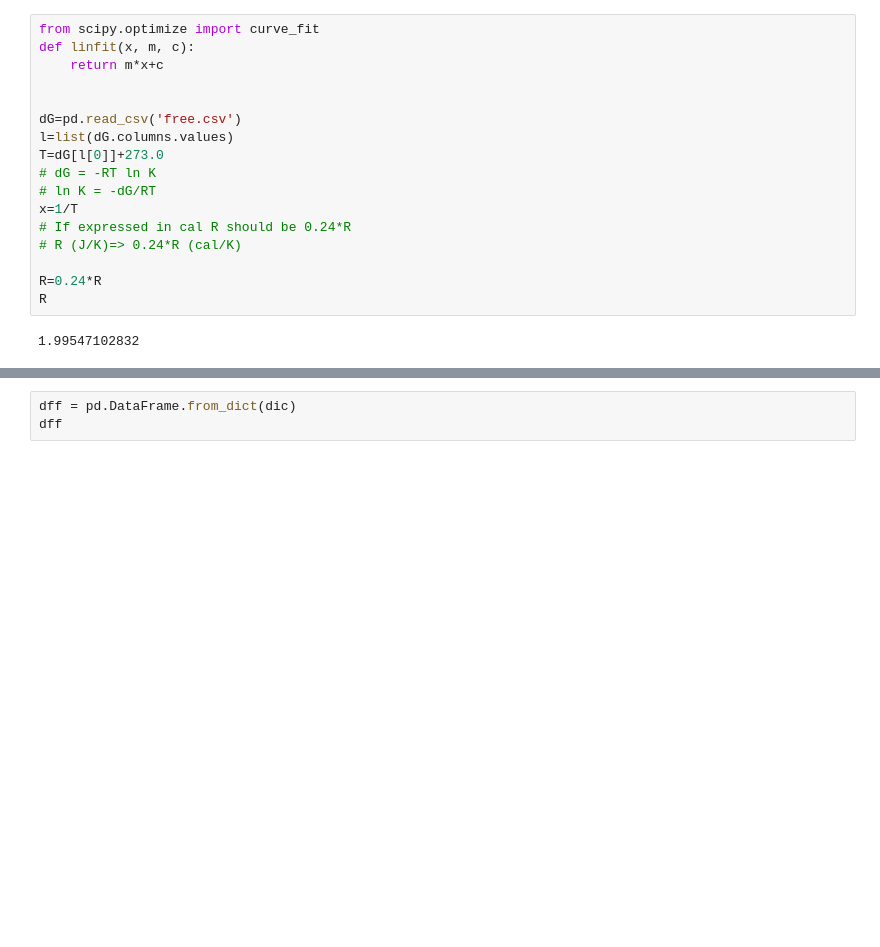
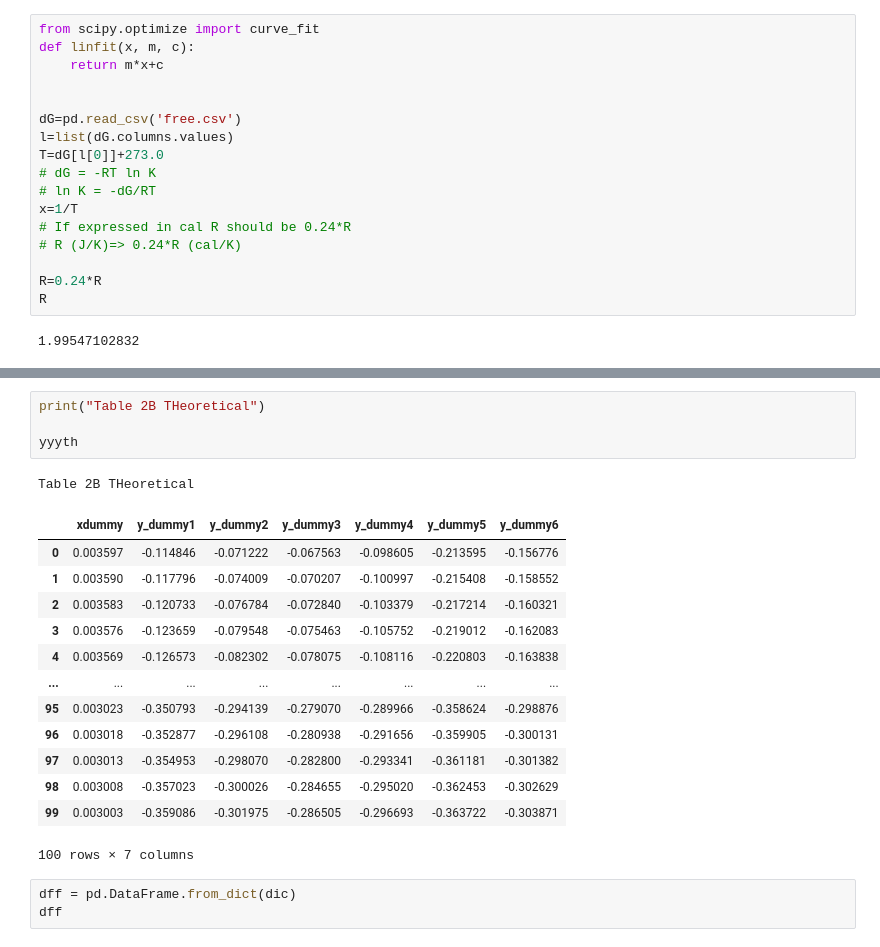
Before and after one commit to adbioc/Specroscopy, a Jupyter notebook: finalCD.ipynb, the cells around one changed output, grey strips where cells are left out. Cells and saved outputs as stored; diff of their text form; blank space fills up the shorter version.

```diff
--- a/finalCD.ipynb
+++ b/finalCD.ipynb
@@ -393,3 +409,22 @@ yyyth=pd.DataFrame.from_dict(yyth)
+# %%
+print("Table 2B THeoretical")
+
+yyyth
+# %% [output]
+Table 2B THeoretical
+|  | xdummy | y_dummy1 | y_dummy2 | y_dummy3 | y_dummy4 | y_dummy5 | y_dummy6 |
+| 0 | 0.003597 | -0.114846 | -0.071222 | -0.067563 | -0.098605 | -0.213595 | -0.156776 |
+| 1 | 0.003590 | -0.117796 | -0.074009 | -0.070207 | -0.100997 | -0.215408 | -0.158552 |
+| 2 | 0.003583 | -0.120733 | -0.076784 | -0.072840 | -0.103379 | -0.217214 | -0.160321 |
+| 3 | 0.003576 | -0.123659 | -0.079548 | -0.075463 | -0.105752 | -0.219012 | -0.162083 |
+| 4 | 0.003569 | -0.126573 | -0.082302 | -0.078075 | -0.108116 | -0.220803 | -0.163838 |
+| ... | ... | ... | ... | ... | ... | ... | ... |
+| 95 | 0.003023 | -0.350793 | -0.294139 | -0.279070 | -0.289966 | -0.358624 | -0.298876 |
+| 96 | 0.003018 | -0.352877 | -0.296108 | -0.280938 | -0.291656 | -0.359905 | -0.300131 |
+| 97 | 0.003013 | -0.354953 | -0.298070 | -0.282800 | -0.293341 | -0.361181 | -0.301382 |
+| 98 | 0.003008 | -0.357023 | -0.300026 | -0.284655 | -0.295020 | -0.362453 | -0.302629 |
+| 99 | 0.003003 | -0.359086 | -0.301975 | -0.286505 | -0.296693 | -0.363722 | -0.303871 |
+100 rows × 7 columns
 # %%
 dff = pd.DataFrame.from_dict(dic)
 dff
```
Also changed, not shown: parts of 3 cells of this notebook.
